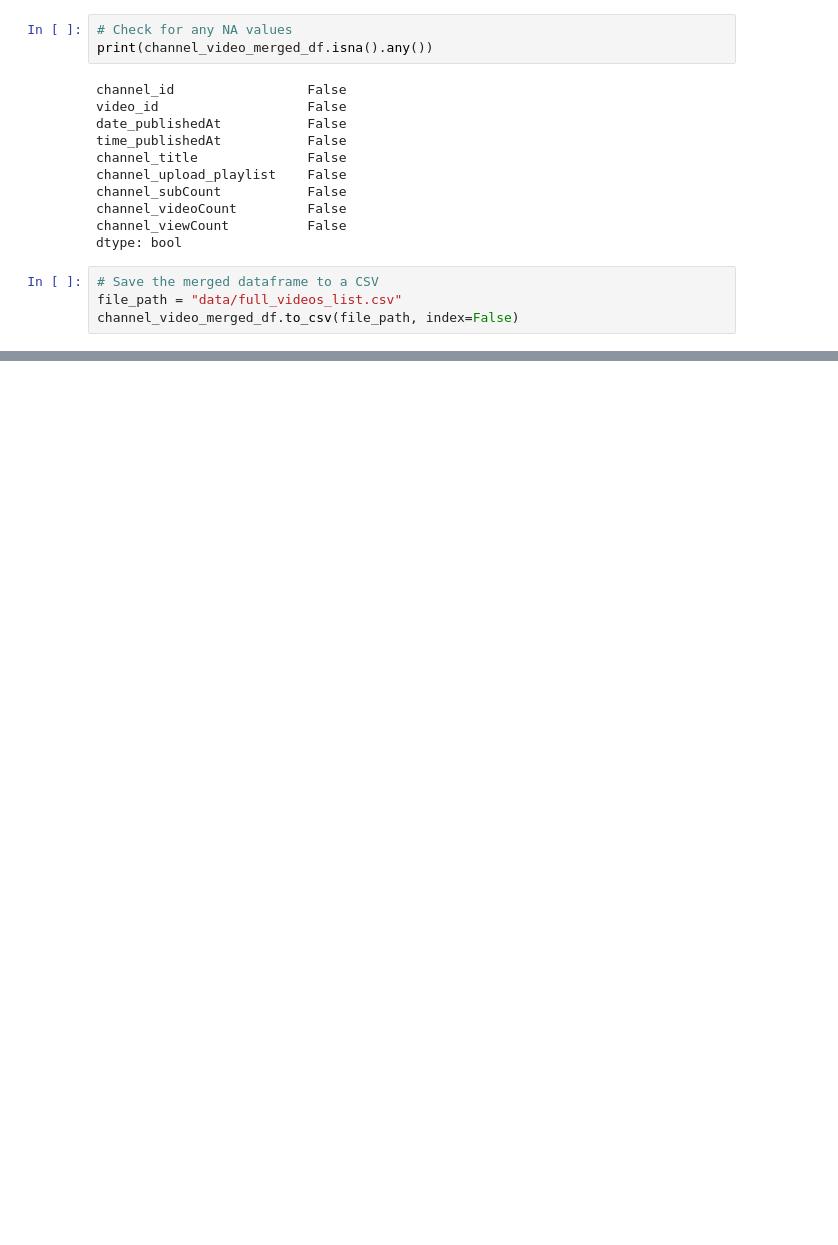
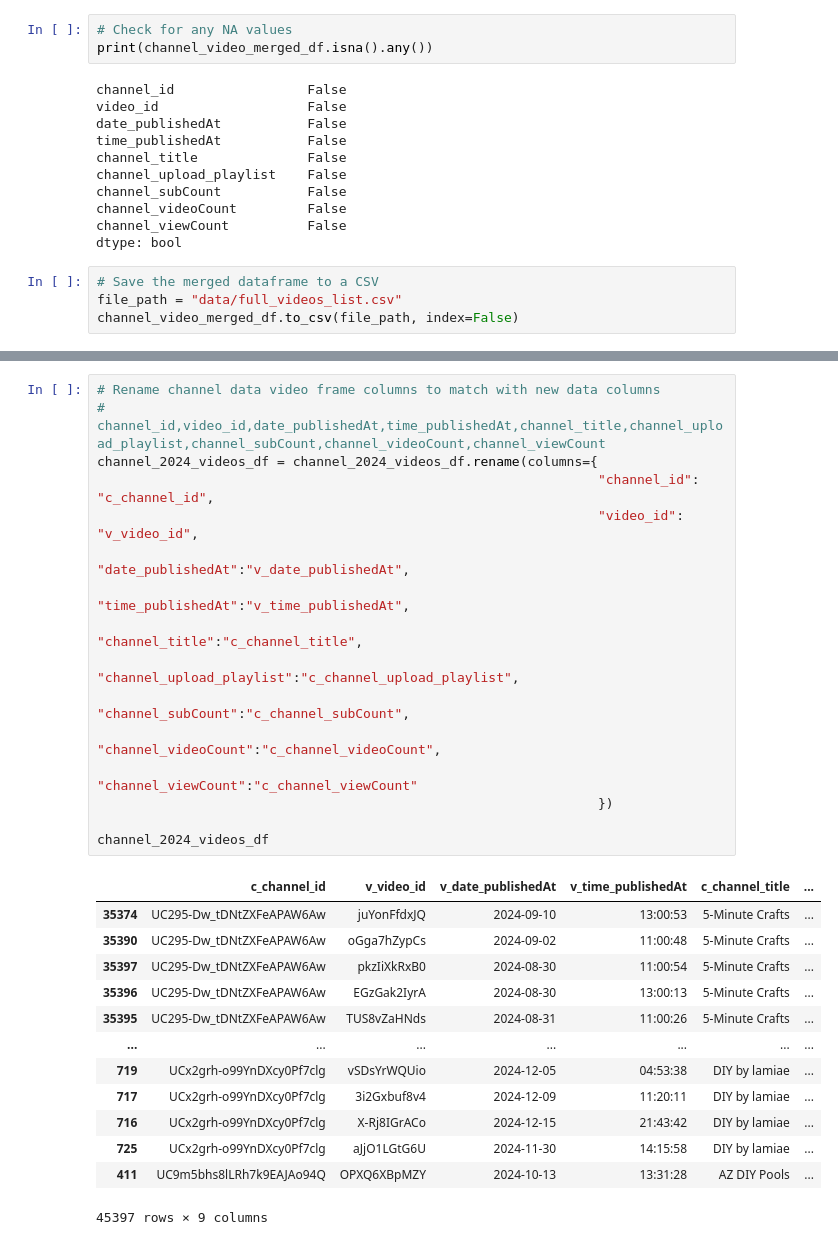
Before and after one commit to YannisPapa/Project-4, a Jupyter notebook: api_calls.ipynb, the cells around one changed output, grey strips where cells are left out. Cells and saved outputs as stored; diff of their text form; blank space fills up the shorter version.

```diff
--- a/api_calls.ipynb
+++ b/api_calls.ipynb
@@ -453,0 +563,30 @@ channel_video_2024_df.to_csv(file_path, index=False)
+# %%
+# Rename channel data video frame columns to match with new data columns
+# channel_id,video_id,date_publishedAt,time_publishedAt,channel_title,channel_upload_playlist,channel_subCount,channel_videoCount,channel_viewCount
+channel_2024_videos_df = channel_2024_videos_df.rename(columns={
+                                                                "channel_id": "c_channel_id",
+                                                                "video_id": "v_video_id",
+                                                                "date_publishedAt":"v_date_publishedAt",
+                                                                "time_publishedAt":"v_time_publishedAt",
+                                                                "channel_title":"c_channel_title",
+                                                                "channel_upload_playlist":"c_channel_upload_playlist",
+                                                                "channel_subCount":"c_channel_subCount",
+                                                                "channel_videoCount":"c_channel_videoCount",
+                                                                "channel_viewCount":"c_channel_viewCount"
+                                                                })
+
+channel_2024_videos_df
+# %% [output]
+|  | c_channel_id | v_video_id | v_date_publishedAt | v_time_publishedAt | c_channel_title | ... |
+| 35374 | UC295-Dw_tDNtZXFeAPAW6Aw | juYonFfdxJQ | 2024-09-10 | 13:00:53 | 5-Minute Crafts | ... |
+| 35390 | UC295-Dw_tDNtZXFeAPAW6Aw | oGga7hZypCs | 2024-09-02 | 11:00:48 | 5-Minute Crafts | ... |
+| 35397 | UC295-Dw_tDNtZXFeAPAW6Aw | pkzIiXkRxB0 | 2024-08-30 | 11:00:54 | 5-Minute Crafts | ... |
+| 35396 | UC295-Dw_tDNtZXFeAPAW6Aw | EGzGak2IyrA | 2024-08-30 | 13:00:13 | 5-Minute Crafts | ... |
+| 35395 | UC295-Dw_tDNtZXFeAPAW6Aw | TUS8vZaHNds | 2024-08-31 | 11:00:26 | 5-Minute Crafts | ... |
+| ... | ... | ... | ... | ... | ... | ... |
+| 719 | UCx2grh-o99YnDXcy0Pf7clg | vSDsYrWQUio | 2024-12-05 | 04:53:38 | DIY by lamiae | ... |
+| 717 | UCx2grh-o99YnDXcy0Pf7clg | 3i2Gxbuf8v4 | 2024-12-09 | 11:20:11 | DIY by lamiae | ... |
+| 716 | UCx2grh-o99YnDXcy0Pf7clg | X-Rj8IGrACo | 2024-12-15 | 21:43:42 | DIY by lamiae | ... |
+| 725 | UCx2grh-o99YnDXcy0Pf7clg | aJjO1LGtG6U | 2024-11-30 | 14:15:58 | DIY by lamiae | ... |
+| 411 | UC9m5bhs8lLRh7k9EAJAo94Q | OPXQ6XBpMZY | 2024-10-13 | 13:31:28 | AZ DIY Pools | ... |
+45397 rows × 9 columns
```
Also changed, not shown: parts of 20 cells of this notebook, 6 other files.
